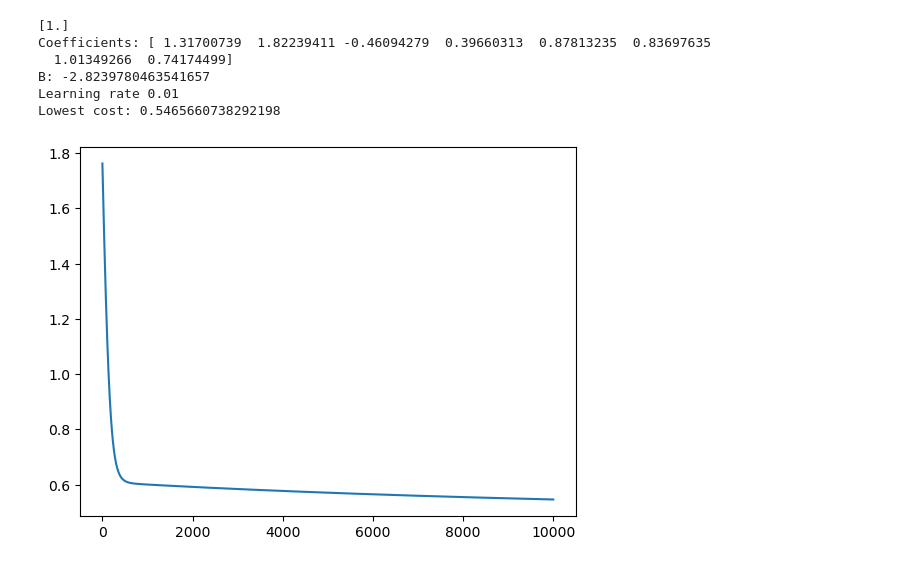
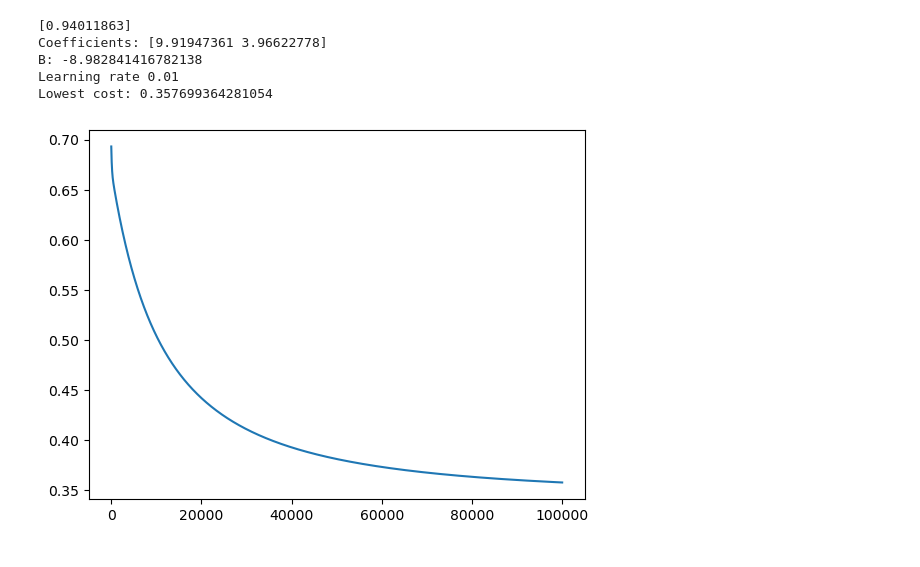
Before and after one commit to TheRealFanjin/deeplearningAI, a Jupyter notebook: logistic_reg.ipynb, the cells around one changed output. Cells and saved outputs as stored; diff of their text form; code cells hidden in the pictures.

Commit message:
fix logistic regression

```diff
--- a/logistic_reg.ipynb
+++ b/logistic_reg.ipynb
@@ -11,7 +11,7 @@ class LogisticRegression:
         self.X_train = np.delete(self.np_data_arr, np.where(self.fields == y_column_name)[0], 1)
         self.alpha = .001
         self.colCount = self.X_train.shape[1]
-        self.w_list = np.array([1.0 for i in range(self.colCount)])
+        self.w_list = np.zeros(self.colCount)
         self.b = 0.0
         self.costs = []
         self.max = [self.X_train[:,i].max() for i in range(self.colCount)]
@@ -31,39 +31,38 @@ class LogisticRegression:
         if not scaled:
             for i in range(x.shape[1]):
                 x[:,i] /= self.max[i]
         return self.sigmoid(np.matmul(x,self.w_list) + self.b)
 
     def cost(self,g):
         m = self.X_train.shape[0]
         return -(np.sum(self.Y_train * np.log(g) + (1 - self.Y_train) * np.log(1-g)))/m
 
     def _update(self):
         m = self.X_train.shape[0]
         g = self.predict(self.X_train)
         err = g - self.Y_train
         dj_db = np.sum(err)/m
         dj_dw = (self.X_train.T @ err)/m
         self.w_list = self.w_list - (self.alpha * dj_dw)
         self.b = self.b - (self.alpha * dj_db)
         self.costs.append(self.cost(g))
         return self.w_list, self.b
 
     def train(self,iterations):
         for i in range(iterations):
             self.w_list, self.b = self._update()
         return True
 
 if __name__ == '__main__':
-    l = LogisticRegression(csv_path='data/diabetes.csv', y_column_name='Outcome')
+    l = LogisticRegression(csv_path='data/Social_Network_Ads.csv', y_column_name='Purchased')
     l.set_alpha(0.01)
-    l.train(10000)
-    print(l.predict(np.array([[10,115,0,0,0,35.3,0.134,29]])))
+    l.train(100000)
+    print(l.predict(np.array([[47.0,150000.0]]), scaled = False))
     print(l)
 # %% [output]
-[1.]
-Coefficients: [ 1.31700739  1.82239411 -0.46094279  0.39660313  0.87813235  0.83697635
-  1.01349266  0.74174499]
-B: -2.8239780463541657
+[0.94011863]
+Coefficients: [9.91947361 3.96622778]
+B: -8.982841416782138
 Learning rate 0.01
-Lowest cost: 0.5465660738292198
+Lowest cost: 0.357699364281054
-[figure, old version]
+[figure, new version]
```
Also changed, not shown: 5 other files.
